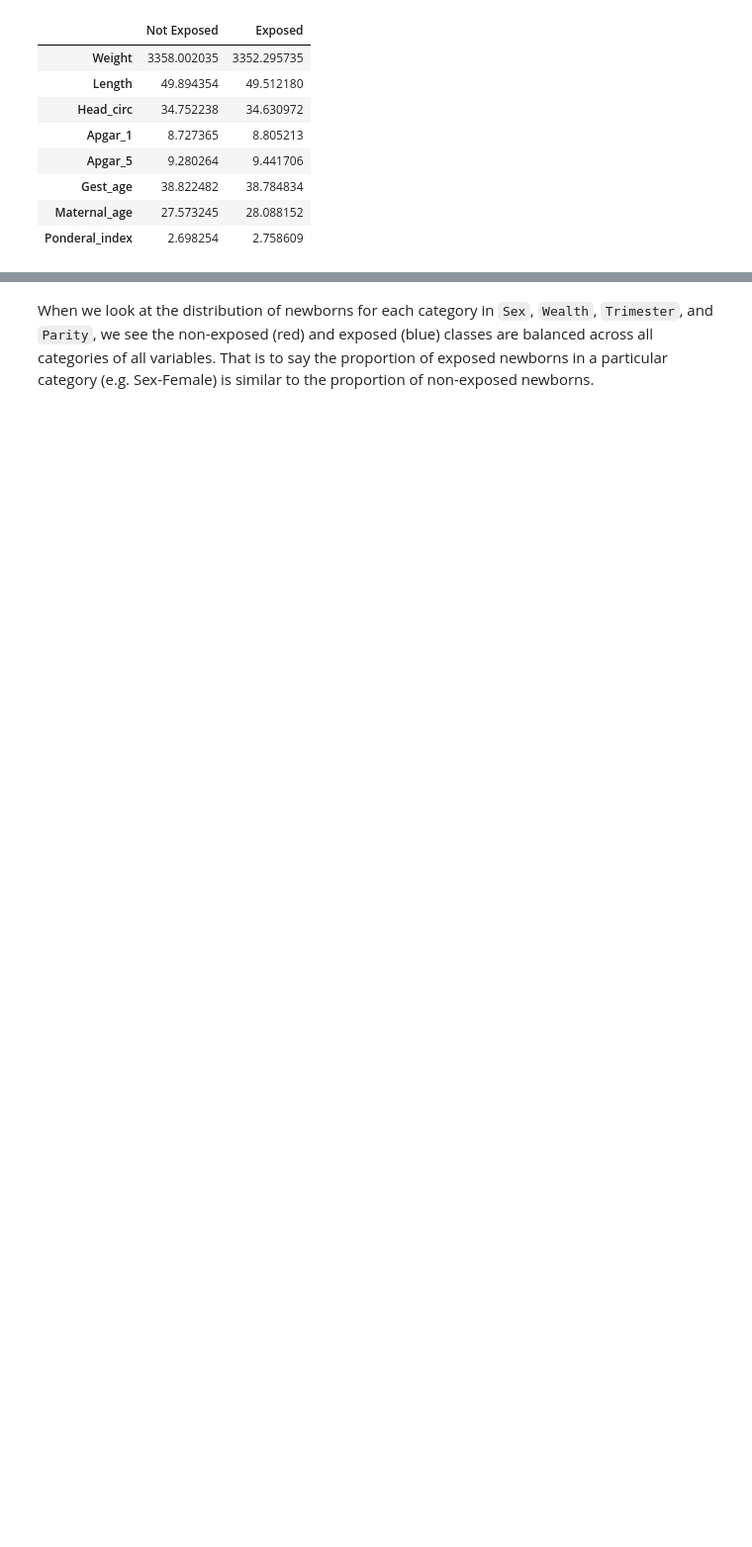
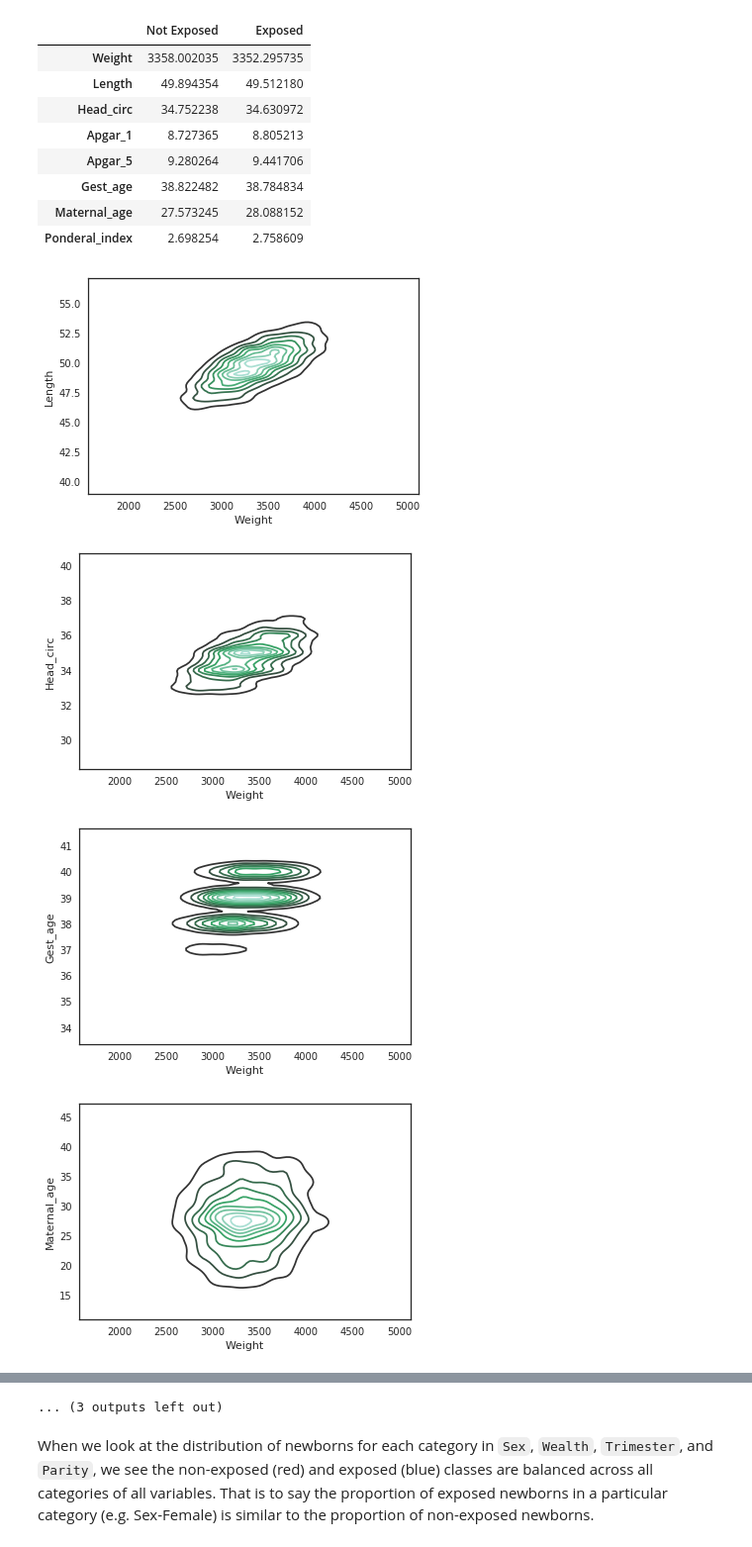
Before and after one commit to ShonTM/DataMiningProject1, a Jupyter notebook: MSDS Data Mining Project 1.ipynb, the cells around one changed output, grey strips where cells are left out. Shown at 99% size. Drawn from its saved outputs; the diff is of its cells as text; code cells hidden in the pictures; blank space fills up the shorter version.

Commit message:
added some bivariate density plots and correlation matrix with pandas styling.  Still need to do Violin plots and PCA

```diff
--- a/MSDS Data Mining Project 1.ipynb
+++ b/MSDS Data Mining Project 1.ipynb
@@ -108,8 +144,8 @@ No duplicate data are included in the dataset.
 - Strongest linear correlation appears to be present between `weight and length`, `weight and head_circ`, and `length and head_circ`
 # %%
 # Identify outliers from Scatterplot matrix
-from pandas.plotting import scatter_matrix
-
-ax = scatter_matrix(df.drop(['Day','Month','Year'], axis=1),figsize=(20, 20))
+columns_ignore = ['Day', 'Month', 'Year']
+df_lite = df.drop(columns_ignore, axis=1)
+ax = scatter_matrix(df_lite,figsize=(20, 20))
 # %% [output]
 [figure]
@@ -146,8 +190,8 @@ We will visualize exposure by several categorical variables: `Sex`, `Municipalit
 Additionally, we can visualize relationships with the following continuous variables: `Weight`, `Length`, `Head_circ`, `Apgar_1`, `Apgar_5`, `Gest_age`, `Maternal_Age`, `Ponderal_index`
 # %%
 #get list of categorical variables
-categories = list(df.columns[df.dtypes == 'object']) + ['Parity', 'Exposed']
-continuous = [col for col in df.columns if col not in categories]
+categories = list(df_lite.columns[df_lite.dtypes == 'object']) + ['Parity', 'Exposed']
+continuous = [col for col in df_lite.columns if col not in categories]
 # %%
 #confirm list of categorical variables
 print('Categorical variables: {}\n'.format(categories))
@@ -159,5 +203,5 @@ Continuous variables: ['Day', 'Month', 'Year', 'Weight', 'Length', 'Head_circ',
 # %%
 #change data type for categorical variables to pandas 'category' type
-df[categories] = df[categories].astype('category')
+df_lite[categories] = df_lite[categories].astype('category')
 # %%
 #mean values of target variables grouped by exposure to earthquake
@@ -174,3 +218,17 @@ summary_df
 | Gest_age | 38.822482 | 38.784834 |
 | Maternal_age | 27.573245 | 28.088152 |
 | Ponderal_index | 2.698254 | 2.758609 |
+# %%
+sns.set(style="white")
+
+#g.map_upper(plt.scatter) # scatter on the upper
+for i in range(len(continuous)-2):
+    for j in range(i+1, len(continuous)-2):
+        plt.figure()
+        sns.kdeplot(data=df_lite[continuous].drop(['Apgar_1', 'Apgar_5'], axis=1).iloc[:,i],
+                            data2=df_lite[continuous].drop(['Apgar_1', 'Apgar_5'], axis=1).iloc[:,j])
+# %% [output]
+[figure, added]
+[figure, added]
+[figure, added]
+[figure, added]
@@ -177,3 +243,4 @@ summary_df
+... (3 outputs left out)
 # %% [markdown]
 When we look at the distribution of newborns for each category in `Sex`, `Wealth`, `Trimester`, and `Parity`, we see the non-exposed (red) and exposed (blue) classes are balanced across all categories of all variables.  That is to say the proportion of exposed newborns in a particular category (e.g. Sex-Female) is similar to the proportion of non-exposed newborns.
 # %%
```
Also changed, not shown: parts of 17 cells of this notebook, 1 other file.
